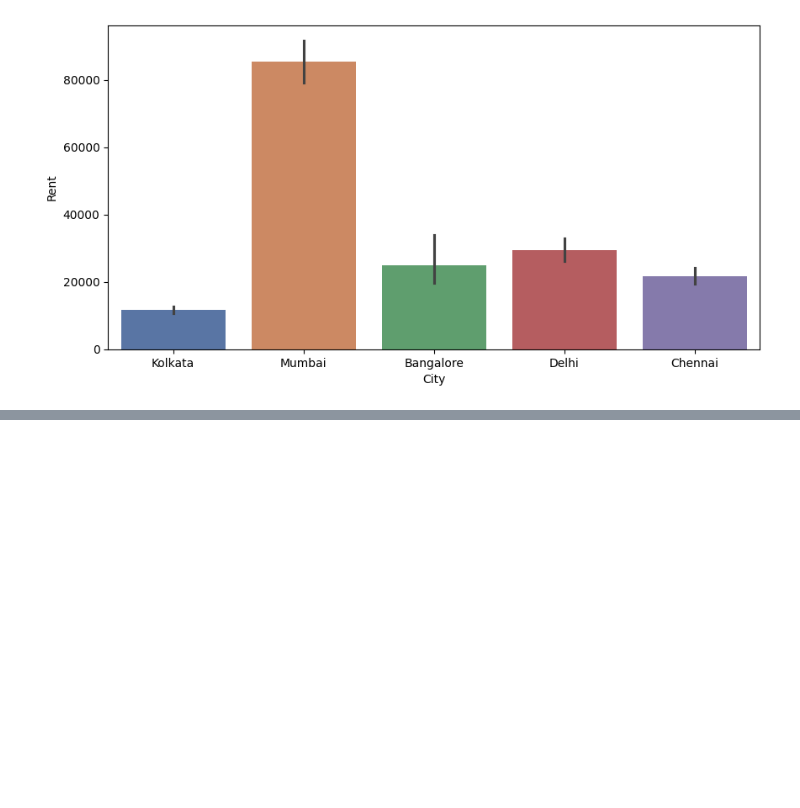
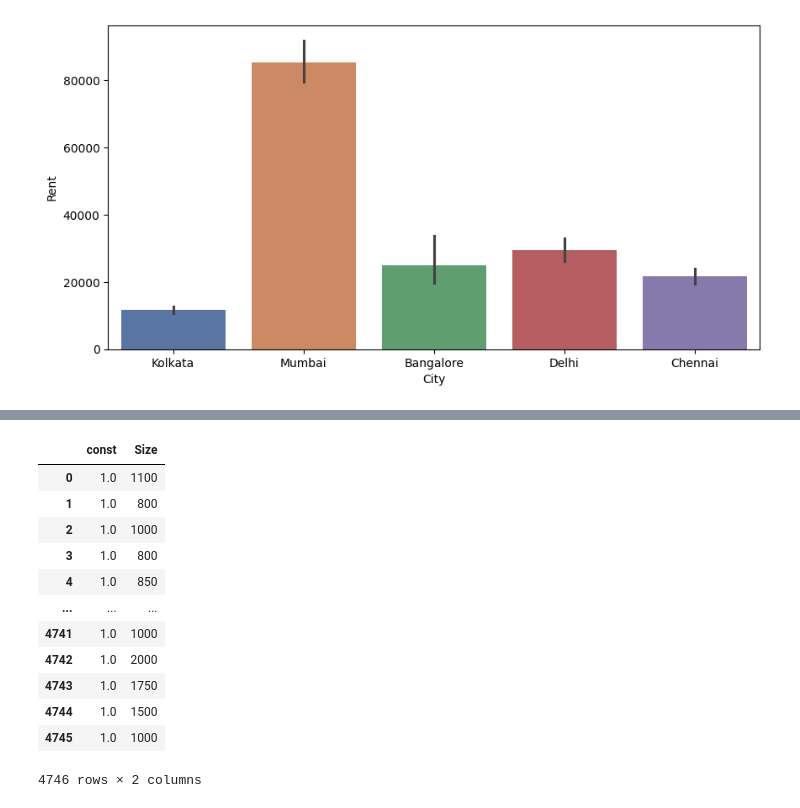
Before and after one commit to jflorescuba/Machine_learning, a Jupyter notebook: Regression_linéaire/House_rent/House_rent.ipynb, the cells around one changed output, grey strips where cells are left out. Drawn from its saved outputs; the diff is of its cells as text; code cells hidden in the pictures; blank space fills up the shorter version.

```diff
--- a/House_rent/House_rent.ipynb
+++ b/Regression_linéaire/House_rent/House_rent.ipynb
@@ -192,0 +243,21 @@ print(f' Intercept b0: {lr.intercept_}')
+# %%
+import statsmodels.api as sm
+import pandas as pd
+
+# Assume df is your data frame and 'target' is your dependent variable
+# with 'feature1', 'feature2', ... as independent variables.
+
+X = data_full[['Size','BHK','Bathroom']] # feature columns
+y = data_full['Rent']  # target column
+
+# Step 1: Adding a constant to the model (the intercept term)
+X = sm.add_constant(X)
+
+# Step 2: Model Specification
+model = sm.OLS(y, X)
+
+# Step 3: Fitting the Model
+results = model.fit()
+
+# Step 4: Displaying Summary Statistics
+print(results.summary())
@@ -192,0 +282,16 @@ print(f' Intercept b0: {lr.intercept_}')
+# %%
+X
+# %% [output]
+|  | const | Size |
+| 0 | 1.0 | 1100 |
+| 1 | 1.0 | 800 |
+| 2 | 1.0 | 1000 |
+| 3 | 1.0 | 800 |
+| 4 | 1.0 | 850 |
+| ... | ... | ... |
+| 4741 | 1.0 | 1000 |
+| 4742 | 1.0 | 2000 |
+| 4743 | 1.0 | 1750 |
+| 4744 | 1.0 | 1500 |
+| 4745 | 1.0 | 1000 |
+4746 rows × 2 columns
```
Also changed, not shown: parts of 12 cells of this notebook, 6 other files.
